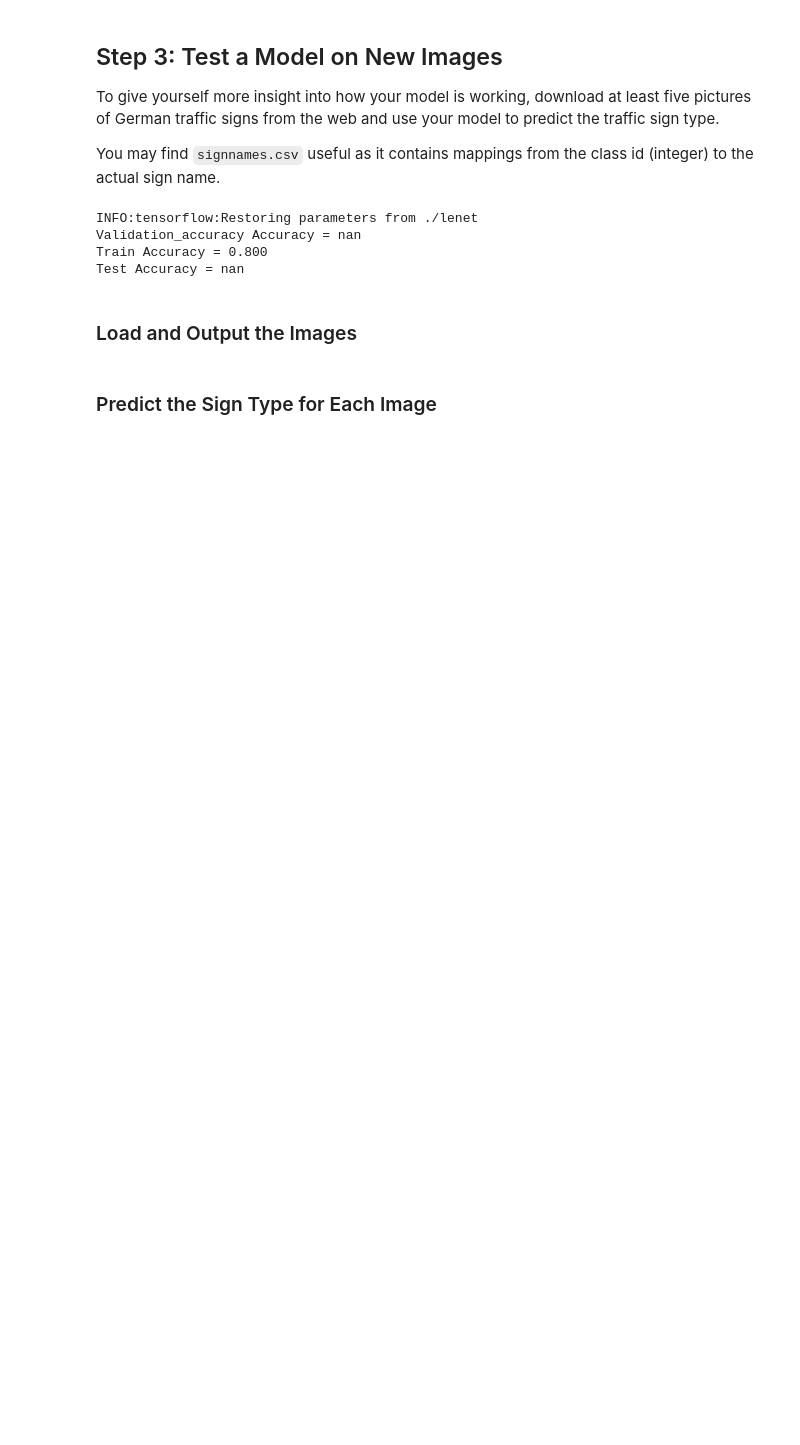
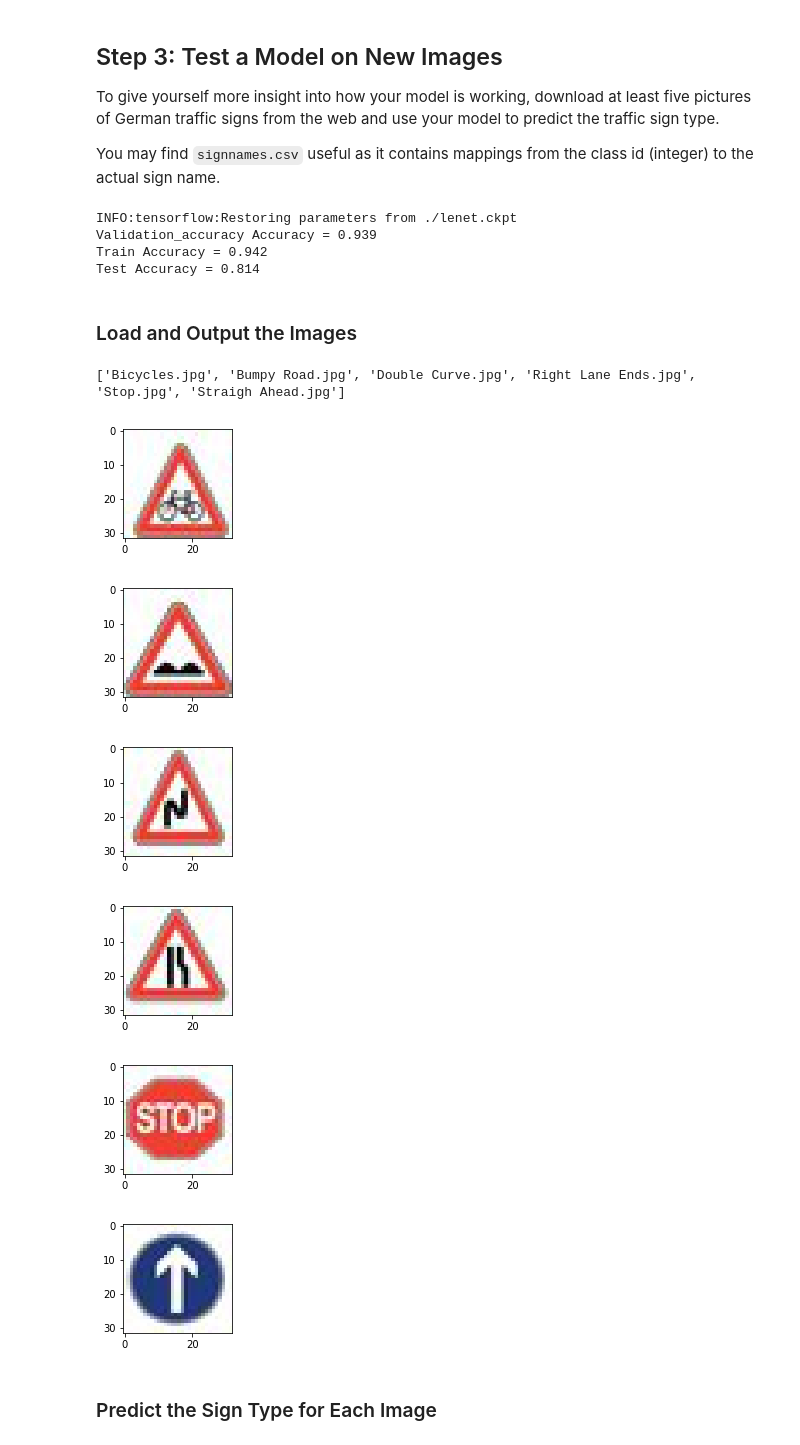
Before and after one commit to CJL89/Traffic-Sign-Classifier, a Jupyter notebook: Traffic_Sign_Classifier.ipynb, the cells around one changed output. Cells and saved outputs as stored; diff of their text form; code cells hidden in the pictures; blank space fills up the shorter version.

Commit message:
Increased accuracy value

```diff
--- a/Traffic_Sign_Classifier.ipynb
+++ b/Traffic_Sign_Classifier.ipynb
@@ -327,2 +374,12 @@ Number of training examples = 34799
 Number of testing examples = 12630
 Number of validation examples = 4410
+# %%
+# Split validation dataset from training dataset
+
+from sklearn.model_selection import train_test_split
+
+X_train, X_valid, y_train, y_valid = train_test_split(X_train_normalized, y_train, test_size=0.20, random_state=42)
+
+print("Old X_train size:",len(X_train_normalized))
+print("New X_train size:",len(X_train))
+print("X_validation size:",len(X_valid))
@@ -437,7 +498,7 @@ one_hot_y = tf.one_hot(y, 43)
 
 # Parameters
 rate = 0.001
-epochs = 20
+epochs = 30
 batch_size = 128
 
 # Training Pipeline
@@ -465,7 +526,7 @@ Logits shape: (?, 43)
 # Evaluation of data set
 
 def evaluate(X_data, y_data):
-    num_example = len(X_data)
+    num_examples = len(X_data)
     total_accuracy = 0
     sess = tf.get_default_session()
     for offset in range(0, num_examples, batch_size):
@@ -475,6 +536,8 @@ def evaluate(X_data, y_data):
     return total_accuracy / num_examples
 # %%
 # Training data set
+
+save_file = './lenet.ckpt'
 
 with tf.Session() as sess:
     sess.run(tf.global_variables_initializer())
@@ -504,7 +567,7 @@ with tf.Session() as sess:
 #         print('Test Accuracy = {:.3f}'.format(test_accuracy))
         print()
 
-    saver.save(sess, './lenet')
+    saver.save(sess, save_file)
     print('Model saved')
 # %% [output]
 Training...
@@ -532,7 +595,7 @@ To give yourself more insight into how your model is working, download at least
 You may find `signnames.csv` useful as it contains mappings from the class id (integer) to the actual sign name.
 # %%
 with tf.Session() as sess:
-    saver.restore(sess, tf.train.latest_checkpoint('.'))
+    saver.restore(sess, save_file)
 
     validation_accuracy = evaluate(X_valid, y_valid)
     train_accuracy = evaluate(X_train, y_train)
@@ -541,31 +604,50 @@ with tf.Session() as sess:
     print("Train Accuracy = {:.3f}".format(train_accuracy))
     print("Test Accuracy = {:.3f}".format(test_accuracy))
 # %% [output]
-INFO:tensorflow:Restoring parameters from ./lenet
-Validation_accuracy Accuracy = nan
-Train Accuracy = 0.800
-Test Accuracy = nan
+INFO:tensorflow:Restoring parameters from ./lenet.ckpt
+Validation_accuracy Accuracy = 0.939
+Train Accuracy = 0.942
+Test Accuracy = 0.814
 # %% [markdown]
 ### Load and Output the Images
 # %%
 ### Load the images and plot them here.
 ### Feel free to use as many code cells as needed.
 import os
 from PIL import Image
 
 image_dir = os.listdir('./personal-traffic-signs-data')
 print(image_dir)
 
-X_personal_train = np.zeros((6,32,32,3), dtype=np.float32)
-y_personal_train = [29, 22, 21, 39, 14, 35]
+X_personal_train = np.array([], dtype='float32')
+y_personal_train = np.array([29, 22, 21, 39, 14, 35])
 
-for i in range(0, len(image_dir)):
-    X_personal_train[i] = cv2.imread('./personal-traffic-signs-data/' + image_dir[i])
-    X_personal_train[i] = cv2.cvtColor(X_personal_train[i], cv2.COLOR_BGR2RGB)
-    image = X_personal_train[i].squeeze()
+# Showing the new pictures
+for i, image in enumerate(image_dir):
+    new_image = Image.open('./personal-traffic-signs-data/' + image)
+    new_image.load()
+    new_image_array = np.asarray(new_image)
+    plt.figure(figsize=(2, 2))
+    plt.imshow(new_image_array)
+    plt.show()
+    X_personal_train = np.append(X_personal_train, new_image_array)
 
-    plt.figure(figsize=(2, 2))
-    plt.imshow(image)
+X_personal_train = np.reshape(X_personal_train, [6, 32, 32, 3])
+# for i in range(0, len(image_dir)):
+#     X_personal_train[i] = cv2.imread('./personal-traffic-signs-data/' + image_dir[i])
+#     X_personal_train[i] = cv2.cvtColor(X_personal_train[i], cv2.COLOR_BGR2RGB)
+#     image = X_personal_train[i].squeeze()
+
+#     plt.figure(figsize=(2, 2))
+#     plt.imshow(image)
+# %% [output]
+['Bicycles.jpg', 'Bumpy Road.jpg', 'Double Curve.jpg', 'Right Lane Ends.jpg', 'Stop.jpg', 'Straigh Ahead.jpg']
+[figure, added]
+[figure, added]
+[figure, added]
+[figure, added]
+[figure, added]
+[figure, added]
 # %% [markdown]
 
 ### Predict the Sign Type for Each Image
```
Also changed, not shown: parts of 17 cells of this notebook, 12 other files.
